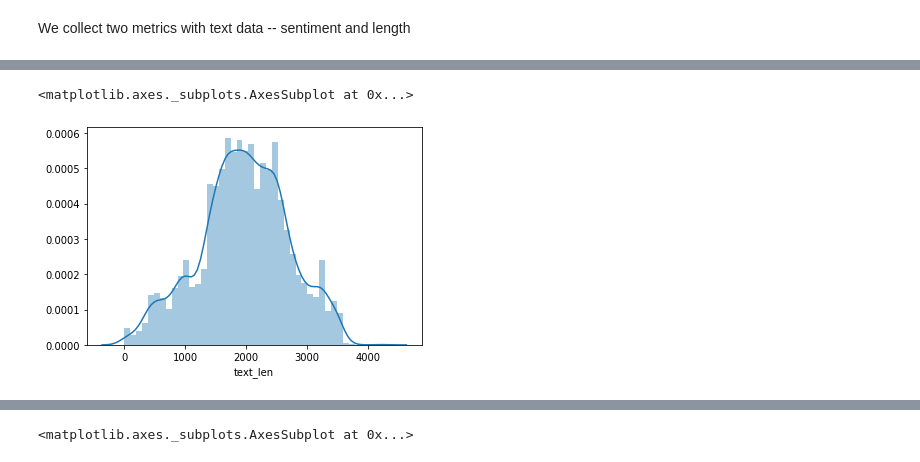
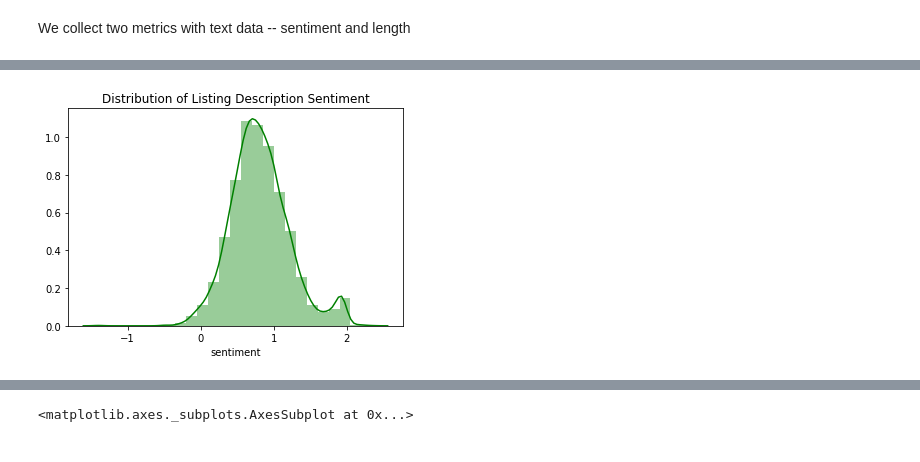
Before and after one commit to EmiliaPaz/EECS731_FinalProject, a Jupyter notebook: notebooks/Airbnb.ipynb, the cells around one changed output, grey strips where cells are left out. Cells and saved outputs as stored; diff of their text form; code cells hidden in the pictures.

```diff
--- a/notebooks/Airbnb.ipynb
+++ b/notebooks/Airbnb.ipynb
@@ -90,5 +85,7 @@ sns.distplot(bnb_data['sentiment'])
-# %%
-sns.distplot(bnb_data['text_len'])
-# %% [output]
-<matplotlib.axes._subplots.AxesSubplot at 0x...>
-[figure, removed]
+# %%
+plot = sns.distplot(bnb_data['sentiment'], bins=25, color='g').set_title('Distribution of Listing Description Sentiment')
+
+fig = plot.get_figure()
+fig.savefig('sentiment_dist.png', dpi=300, transparent=True, format="png")
+# %% [output]
+[figure, added]
```
Also changed, not shown: parts of 15 cells of this notebook.
